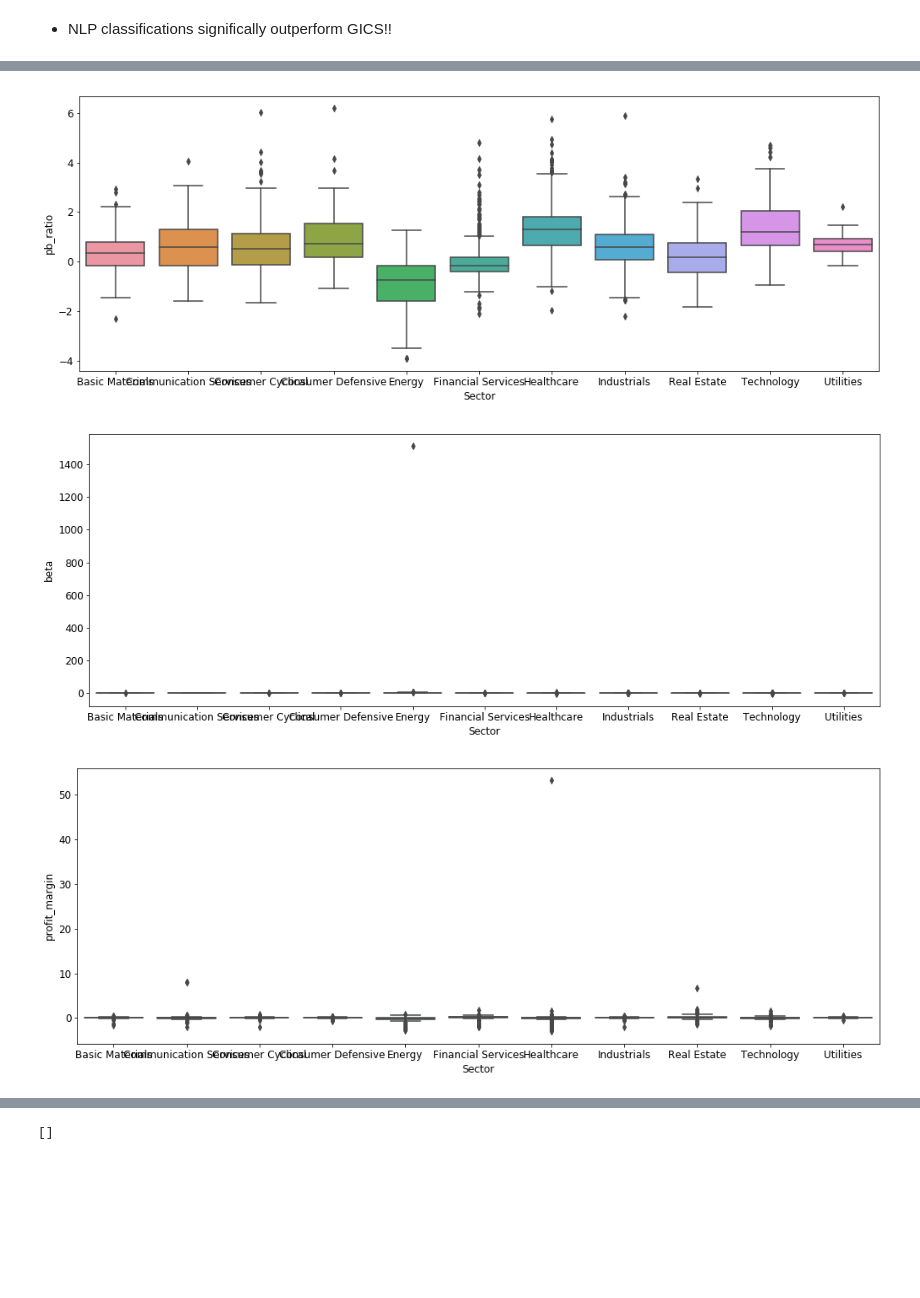
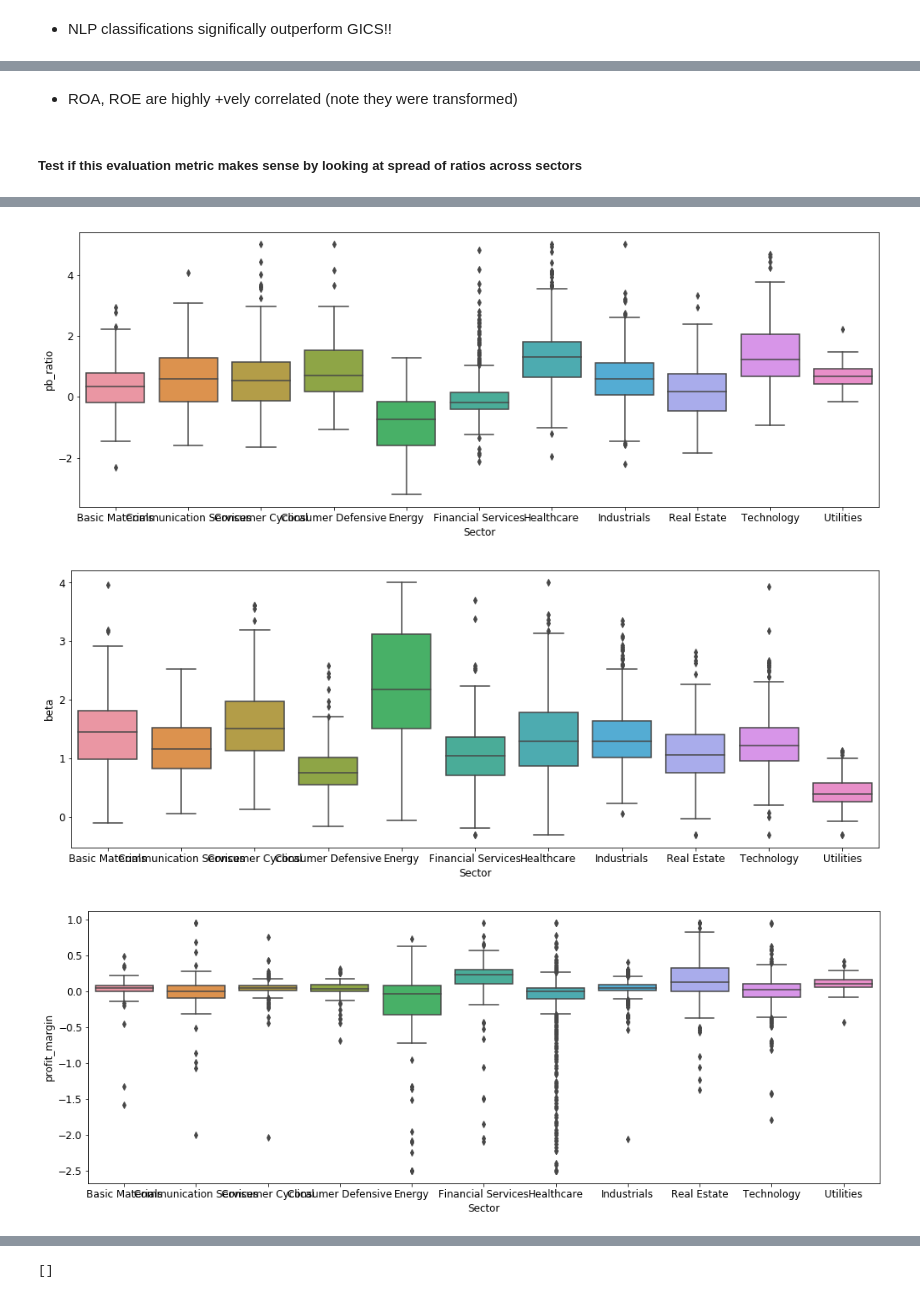
Before and after one commit to Sivalavida/Text-based-Industry-Classification, a Jupyter notebook: LSI Word Embedding.ipynb, the cells around one changed output, grey strips where cells are left out. Drawn from its saved outputs; the diff is of its cells as text; code cells hidden in the pictures; blank space fills up the shorter version.

Commit message:
cleaned ticker ratios

```diff
--- a/LSI Word Embedding.ipynb
+++ b/LSI Word Embedding.ipynb
@@ -1924,0 +1881,17 @@ df.describe()
+# %%
+ticker_ratios_df = pd.read_csv('data_out/russell_ratios_clean.csv') #'data_out/snp_ratios_df.csv'
+
+# Transformations
+ticker_ratios_df.mkt_cap = np.log(ticker_ratios_df.mkt_cap) # always positve
+ticker_ratios_df.pb_ratio = np.log(ticker_ratios_df.pb_ratio) # always positve
+ticker_ratios_df.ROA = np.tanh(4 * (ticker_ratios_df.ROA - ticker_ratios_df.ROA.median())) # htan negates effect of outliers
+ticker_ratios_df.ROE = np.tanh(1 * (ticker_ratios_df.ROE - ticker_ratios_df.ROA.median()))
+
+# Clipping (dosent affect na values) (ROA, ROE not required)
+ticker_ratios_df.mkt_cap = ticker_ratios_df.mkt_cap.clip(2.6,13.1)
+ticker_ratios_df.pb_ratio = ticker_ratios_df.pb_ratio.clip(-3.2,5)
+ticker_ratios_df.beta = ticker_ratios_df.beta.clip(-.3,4)
+ticker_ratios_df.profit_margin = ticker_ratios_df.profit_margin.clip(-2.5,0.95)
+
+print(ticker_ratios_df.shape)
+ticker_ratios_df.head()
@@ -1925,6 +1942,10 @@ df.describe()
+# %% [markdown]
+- ROA, ROE are highly +vely correlated (note they were transformed)
+# %% [markdown]
+##### Test if this evaluation metric makes sense by looking at spread of ratios across sectors
 # %%
-df2 = pd.merge(df, russell_desc_yahoo_df[['Ticker', 'Sector']], on='Ticker') # not perfect match
+temp_df = pd.merge(ticker_ratios_df, russell_desc_yahoo_df[['Ticker', 'Sector']], on='Ticker') # not perfect match
 for i in range(1,7):
-    sns.boxplot(x='Sector', y=ticker_ratios_df.columns[i], data=df2)
+    sns.boxplot(x='Sector', y=ticker_ratios_df.columns[i], data=temp_df)
     plt.show()
 # %% [output]
@@ -1932,4 +1953,4 @@ for i in range(1,7):
-[figure, old version]
+[figure, new version]
-[figure, old version]
+[figure, new version]
-[figure, old version]
+[figure, new version]
 [figure]
```
Also changed, not shown: parts of 35 cells of this notebook.
